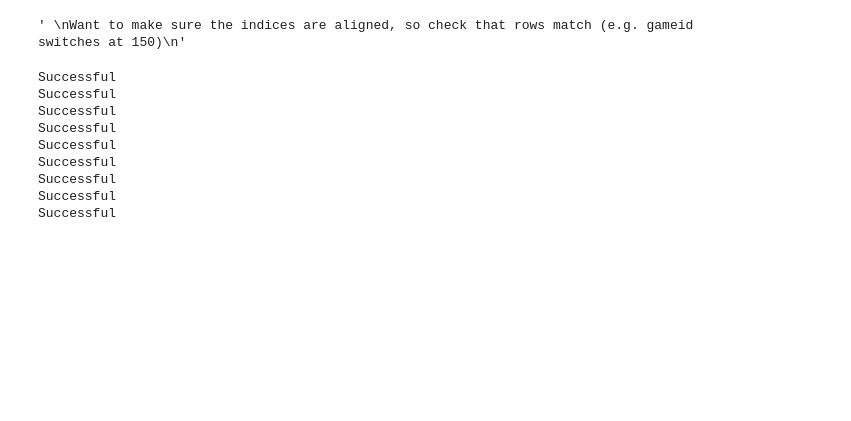
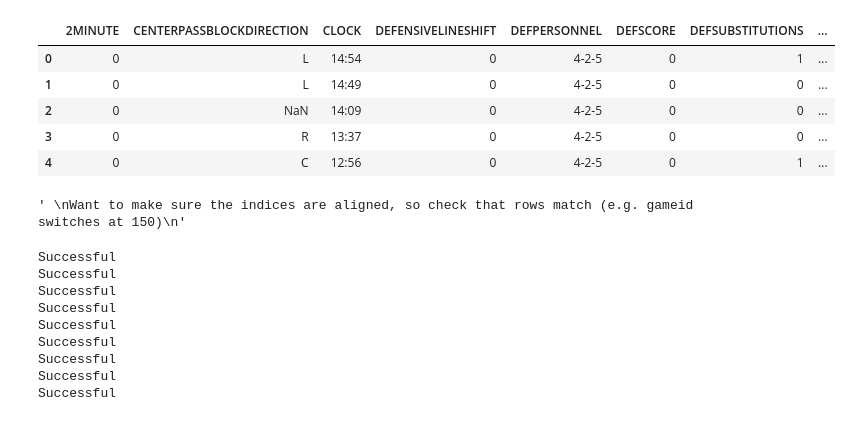
Before and after one commit to scottmaran/run_pass_prediction, a Jupyter notebook: create_dataset.ipynb, the cells around one changed output. Drawn from its saved outputs; the diff is of its cells as text; code cells hidden in the pictures; blank space fills up the shorter version.

```diff
--- a/create_dataset.ipynb
+++ b/create_dataset.ipynb
@@ -58,6 +58,15 @@ dataset.RUNPASS = dataset.RUNPASS.astype("category")
 # %%
 dataset['OFFPERSONNEL_SIMPLIFIED'] = dataset['OFFPERSONNELBASIC'].apply(convert_off_personnel)
 dataset[['DEFPERSONNEL_num_linemen', 'DEFPERSONNEL_num_linebackers', 'DEFPERSONNEL_num_defensivebacks']] = dataset['DEFPERSONNEL'].apply(convert_def_personnel)
+# %%
+dataset.head()
+# %% [output]
+|  | 2MINUTE | CENTERPASSBLOCKDIRECTION | CLOCK | DEFENSIVELINESHIFT | DEFPERSONNEL | DEFSCORE | DEFSUBSTITUTIONS | ... |
+| 0 | 0 | L | 14:54 | 0 | 4-2-5 | 0 | 1 | ... |
+| 1 | 0 | L | 14:49 | 0 | 4-2-5 | 0 | 0 | ... |
+| 2 | 0 | NaN | 14:09 | 0 | 4-2-5 | 0 | 0 | ... |
+| 3 | 0 | R | 13:37 | 0 | 4-2-5 | 0 | 0 | ... |
+| 4 | 0 | C | 12:56 | 0 | 4-2-5 | 0 | 1 | ... |
 # %%
 misc_col_names = [
     'historical_yards_per_carry',
```
Also changed, not shown: parts of 1 cell of this notebook, 8 other files.
